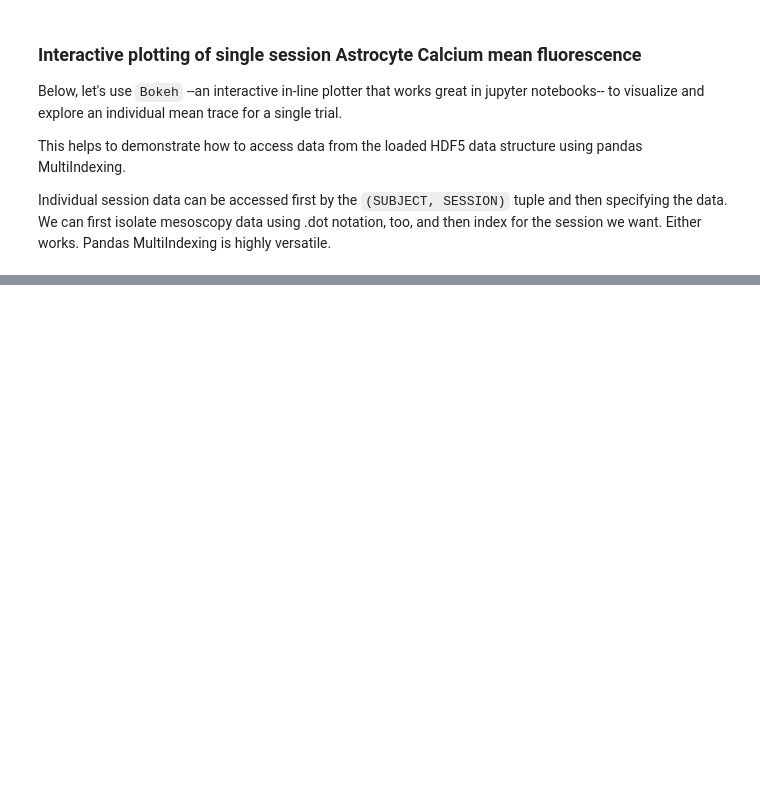
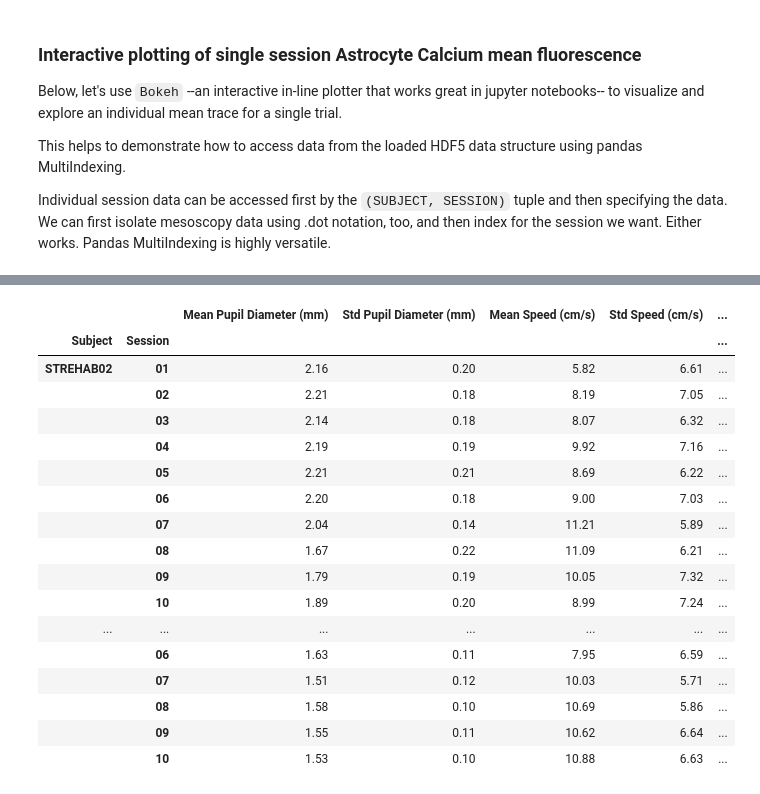
Before and after one commit to Gronemeyer/hfsa-analysis, a Jupyter notebook: notebooks/exploration.ipynb, the cells around one changed output, grey strips where cells are left out. Drawn from its saved outputs; the diff is of its cells as text; code cells hidden in the pictures; blank space fills up the shorter version.

```diff
--- a/notebooks/exploration.ipynb
+++ b/notebooks/exploration.ipynb
@@ -103,3 +75,92 @@ show(p)
 [interactive output not drawn]
 [interactive output not drawn]
 [interactive output not drawn]
+# %%
+metric_map = {
+    'pupil_diameter': {
+        'series':   lambda ds, sbj, sess: ds.pupil.pupil_diameter_mm.loc[(sbj, sess)][21:],
+        'stats': {
+            'Mean Pupil Diameter (mm)': lambda s: s.mean(),
+            'Std Pupil Diameter (mm)':  lambda s: s.std()
+        },
+        'label':        'Pupil Diameter',
+        'unit':         'mm',
+        'color':        'blue',
+        'mean_col':     'Mean Pupil Diameter (mm)',
+        'std_col':      'Std Pupil Diameter (mm)'
+    },
+    'speed': {
+        'series':   lambda ds, sbj, sess: ds.encoder.speed.loc[(sbj, sess)][21:]/10,
+        'stats': {
+            'Mean Speed (cm/s)': lambda s: s.mean(),
+            'Std Speed (cm/s)':  lambda s: s.std()
+        },
+        'label':        'Speed',
+        'unit':         'cm/s',
+        'color':        'green',
+        'mean_col':     'Mean Speed (cm/s)',
+        'std_col':      'Std Speed (cm/s)'
+    },
+    'distance': {
+        'series':   lambda ds, sbj, sess: ds.encoder.distance.loc[(sbj, sess)][21:],
+        'stats': {
+            'Total Distance (cm)': lambda s: (s.max() - s.min()) / 10
+        },
+        'label':        'Total Distance',
+        'unit':         'cm',
+        'color':        'red',
+        'mean_col':     'Total Distance (cm)',
+        'std_col':      None          # no std for distance
+    },
+    'meso_fluorescence': {
+        'series':   lambda ds, sbj, sess: ds.meso.meso_tiff.loc[(sbj, sess)][21:],
+        'stats': {
+            'Mean Widefield Calcium Fluorescence': lambda s: s.mean(),
+            'Std Widefield Calcium Fluorescence':  lambda s: s.std()
+        },
+        'label':        'Widefield Calcium Fluorescence',
+        'unit':         'a.u.',
+        'color':        'purple',
+        'mean_col':     'Mean Widefield Calcium Fluorescence',
+        'std_col':      'Std Widefield Calcium Fluorescence'
+    }
+}
+
+# build stats_list by looping metric_map
+subjects = dataset.pupil.pupil_diameter_mm.index.get_level_values(0).unique()
+stats_list = []
+
+for sbj in subjects:
+    sessions = dataset.pupil.pupil_diameter_mm.loc[sbj].index.unique()
+    for sess in sessions:
+        row = {'Subject': sbj, 'Session': sess}
+        for key, info in metric_map.items():
+            series = info['series'](dataset, sbj, sess)
+            for col_name, fn in info['stats'].items():
+                row[col_name] = round(fn(series), 2)
+        stats_list.append(row)
+
+stats_df = pd.DataFrame(stats_list).set_index(['Subject', 'Session'])
+display(stats_df)
+
+# overall summary
+overall_stats = stats_df.describe()
+# %% [output]
+|  |  | Mean Pupil Diameter (mm) | Std Pupil Diameter (mm) | Mean Speed (cm/s) | Std Speed (cm/s) | ... |
+| Subject | Session |  |  |  |  | ... |
+| STREHAB02 | 01 | 2.16 | 0.20 | 5.82 | 6.61 | ... |
+|  | 02 | 2.21 | 0.18 | 8.19 | 7.05 | ... |
+|  | 03 | 2.14 | 0.18 | 8.07 | 6.32 | ... |
+|  | 04 | 2.19 | 0.19 | 9.92 | 7.16 | ... |
+|  | 05 | 2.21 | 0.21 | 8.69 | 6.22 | ... |
+|  | 06 | 2.20 | 0.18 | 9.00 | 7.03 | ... |
+|  | 07 | 2.04 | 0.14 | 11.21 | 5.89 | ... |
+|  | 08 | 1.67 | 0.22 | 11.09 | 6.21 | ... |
+|  | 09 | 1.79 | 0.19 | 10.05 | 7.32 | ... |
+|  | 10 | 1.89 | 0.20 | 8.99 | 7.24 | ... |
+| ... | ... | ... | ... | ... | ... | ... |
+|  | 06 | 1.63 | 0.11 | 7.95 | 6.59 | ... |
+|  | 07 | 1.51 | 0.12 | 10.03 | 5.71 | ... |
+|  | 08 | 1.58 | 0.10 | 10.69 | 5.86 | ... |
+|  | 09 | 1.55 | 0.11 | 10.62 | 6.64 | ... |
+|  | 10 | 1.53 | 0.10 | 10.88 | 6.63 | ... |
```
Also changed, not shown: parts of 13 cells of this notebook, 1 other file.
